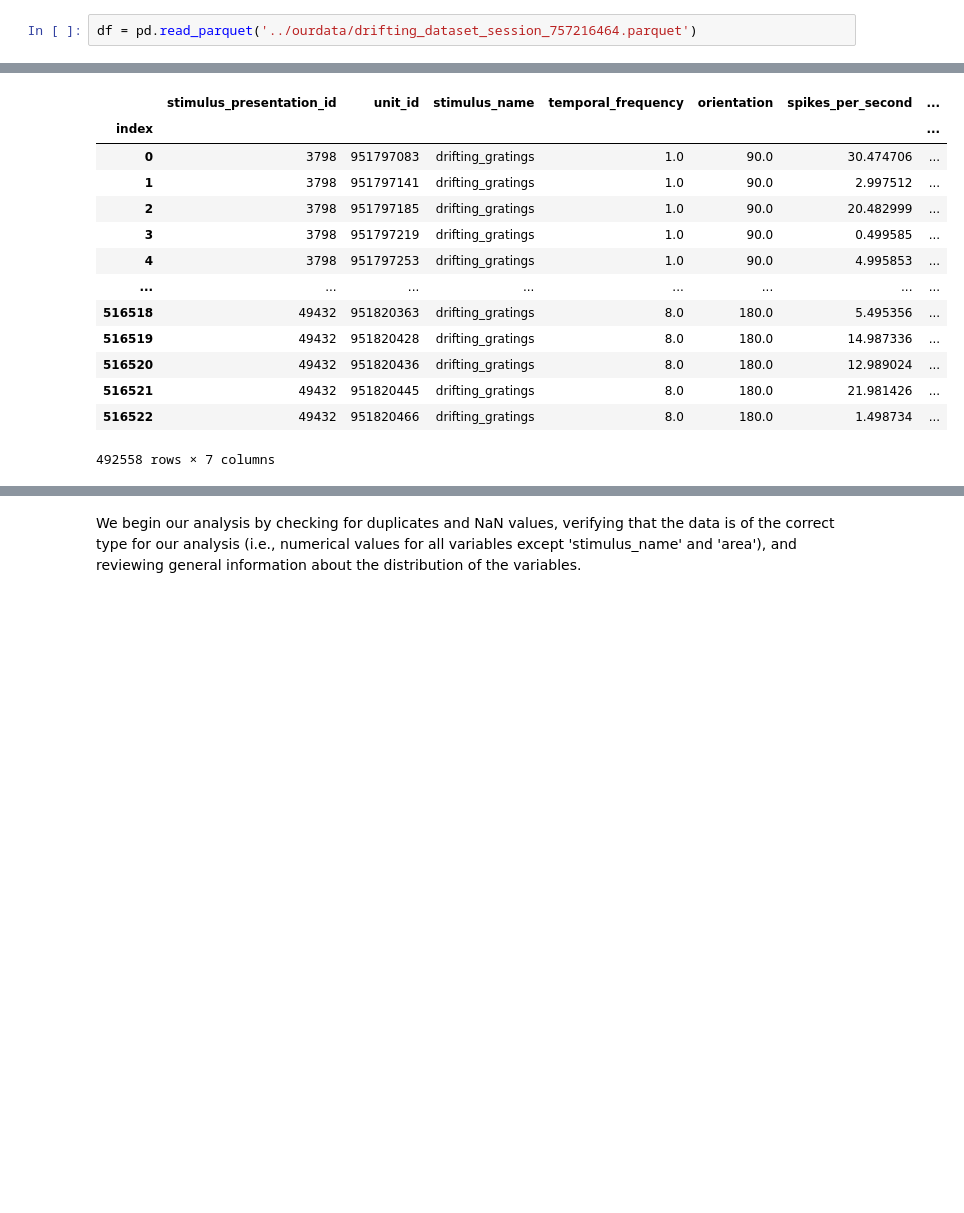
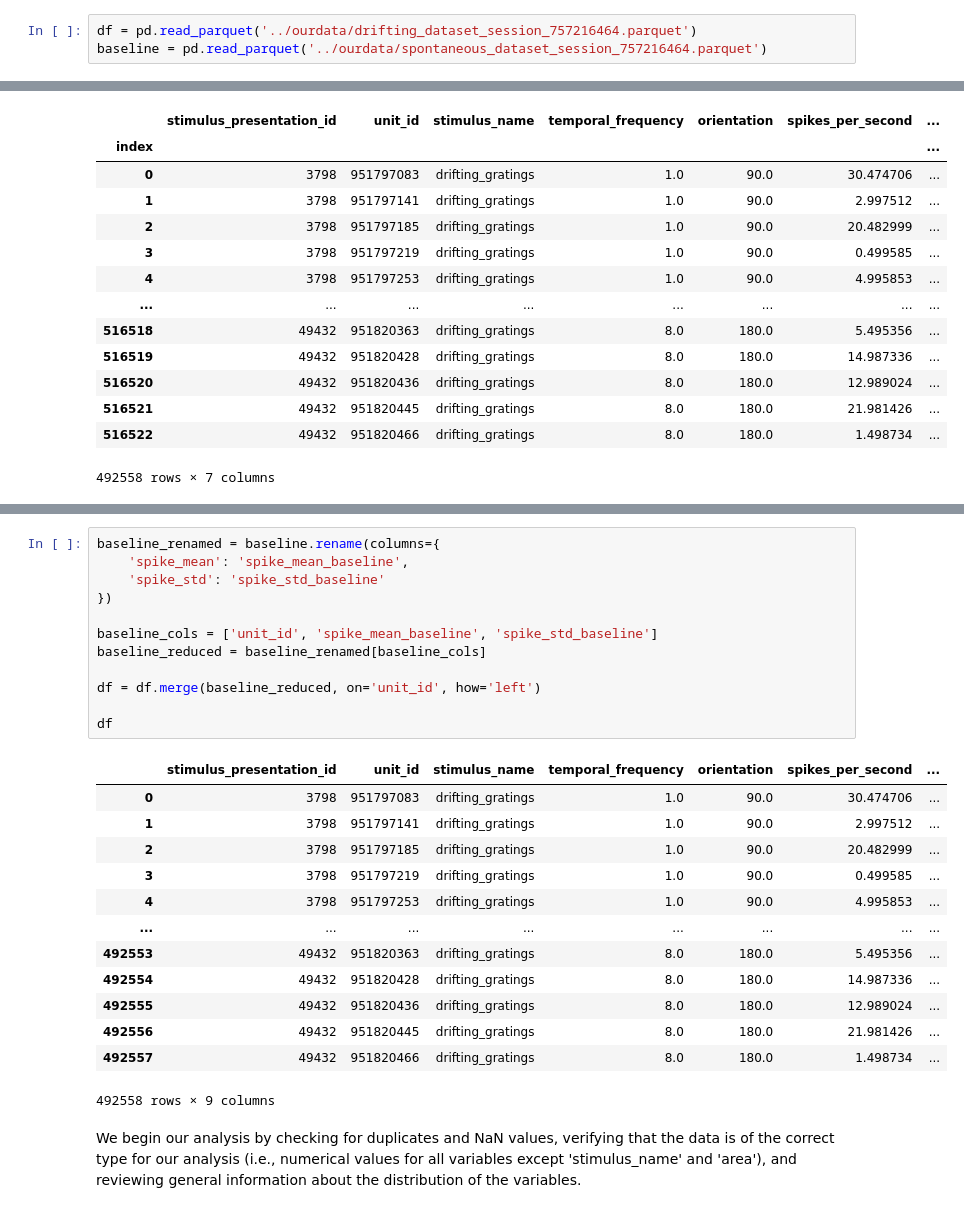
Before and after one commit to FilippoRonzino/mathematical-modelling-for-neuroscience, a Jupyter notebook: 01_data_analysis/data_analysis_drifting.ipynb, the cells around one changed output, grey strips where cells are left out. Saved outputs shown, nothing was run; the diff lists cells and outputs as text; blank space fills up the shorter version.

```diff
--- a/01_data_analysis/data_analysis_drifting.ipynb
+++ b/01_data_analysis/data_analysis_drifting.ipynb
@@ -13,5 +13,6 @@ from utils import determine_active
 # %%
 df = pd.read_parquet('../ourdata/drifting_dataset_session_757216464.parquet')
+baseline = pd.read_parquet('../ourdata/spontaneous_dataset_session_757216464.parquet')
 # %% [markdown]
 The dataset we are working with includes the following elements:
 
@@ -42,3 +59,29 @@ df
+# %%
+baseline_renamed = baseline.rename(columns={
+    'spike_mean': 'spike_mean_baseline',
+    'spike_std': 'spike_std_baseline'
+})
+
+baseline_cols = ['unit_id', 'spike_mean_baseline', 'spike_std_baseline']
+baseline_reduced = baseline_renamed[baseline_cols]
+
+df = df.merge(baseline_reduced, on='unit_id', how='left')
+
+df
+# %% [output]
+|  | stimulus_presentation_id | unit_id | stimulus_name | temporal_frequency | orientation | spikes_per_second | ... |
+| 0 | 3798 | 951797083 | drifting_gratings | 1.0 | 90.0 | 30.474706 | ... |
+| 1 | 3798 | 951797141 | drifting_gratings | 1.0 | 90.0 | 2.997512 | ... |
+| 2 | 3798 | 951797185 | drifting_gratings | 1.0 | 90.0 | 20.482999 | ... |
+| 3 | 3798 | 951797219 | drifting_gratings | 1.0 | 90.0 | 0.499585 | ... |
+| 4 | 3798 | 951797253 | drifting_gratings | 1.0 | 90.0 | 4.995853 | ... |
+| ... | ... | ... | ... | ... | ... | ... | ... |
+| 492553 | 49432 | 951820363 | drifting_gratings | 8.0 | 180.0 | 5.495356 | ... |
+| 492554 | 49432 | 951820428 | drifting_gratings | 8.0 | 180.0 | 14.987336 | ... |
+| 492555 | 49432 | 951820436 | drifting_gratings | 8.0 | 180.0 | 12.989024 | ... |
+| 492556 | 49432 | 951820445 | drifting_gratings | 8.0 | 180.0 | 21.981426 | ... |
+| 492557 | 49432 | 951820466 | drifting_gratings | 8.0 | 180.0 | 1.498734 | ... |
+492558 rows × 9 columns
 # %% [markdown]
 We begin our analysis by checking for duplicates and NaN values, verifying that the data is of the correct type for our analysis (i.e., numerical values for all variables except 'stimulus_name' and 'area'), and reviewing general information about the distribution of the variables.
 # %%
```
Also changed, not shown: parts of 6 cells of this notebook, 2 other files.
